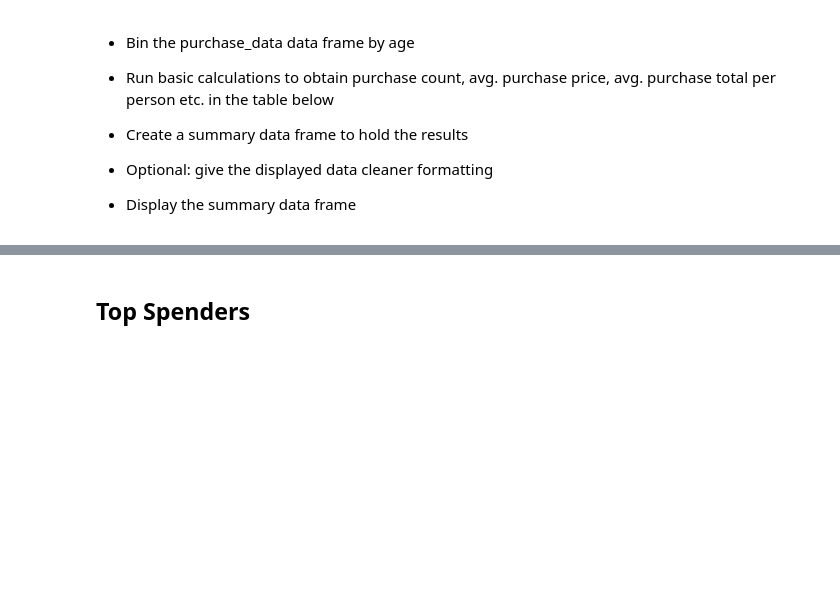
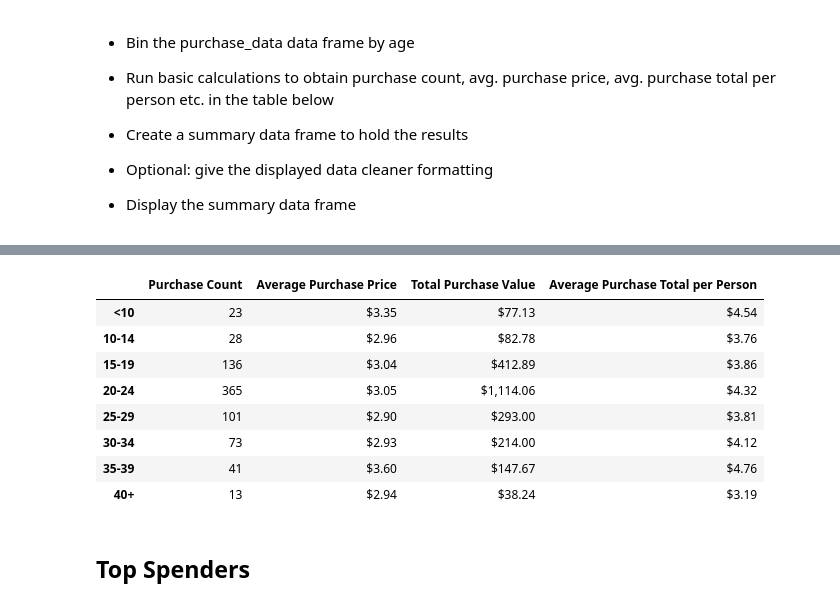
Before and after one commit to saaallyahmed/Panda_challenge, a Jupyter notebook: HeroesOfPymoli/HeroesOfPymoli_starter.ipynb, the cells around one changed output, grey strips where cells are left out. Saved outputs shown, nothing was run; the diff lists cells and outputs as text; code cells hidden in the pictures; blank space fills up the shorter version.

```diff
--- a/HeroesOfPymoli/HeroesOfPymoli_starter.ipynb
+++ b/HeroesOfPymoli/HeroesOfPymoli_starter.ipynb
@@ -4,15 +8,14 @@
 # %%
-# Dependencies and Setup
+## Dependencies and Setup
 import pandas as pd
+import numpy as np
 
-# File to Load (Remember to Change These)
-csv_path = "Resources/purchase_data.csv"
+# Raw data file
+file_to_load = "Resources/purchase_data.csv"
 
-# Read Purchasing File and store into Pandas data frame
-purchase_data_df = pd.read_csv(csv_path)
-
-#print the first five rows of data to the screen
-purchase_data_df.head()
+# Read purchasing file and store into pandas data frame
+purchase_data = pd.read_csv(file_to_load)
+purchase_data.head()
 # %% [output]
 |  | Purchase ID | SN | Age | Gender | Item ID | Item Name | Price |
 | 0 | 0 | Lisim78 | 20 | Male | 108 | Extraction, Quickblade Of Trembli... | 3.53 |
@@ -168,3 +224,39 @@ SyntaxError: unexpected EOF while parsing (Temp/ipykernel_25620/2011166518.py, l
+# %%
+# Count purchases by age group
+purchase_count_age = age_grouped["Purchase ID"].count()
+
+# Obtain average purchase price by age group
+avg_purchase_price_age = age_grouped["Price"].mean()
+
+# Calculate total purchase value by age group
+total_purchase_value = age_grouped["Price"].sum()
+
+# Calculate the average purchase per person in the age group
+avg_purchase_per_person_age = total_purchase_value/total_count_age
+
+# Create data frame with obtained values
+age_demographics = pd.DataFrame({"Purchase Count": purchase_count_age,
+                                 "Average Purchase Price": avg_purchase_price_age,
+                                 "Total Purchase Value":total_purchase_value,
+                                 "Average Purchase Total per Person": avg_purchase_per_person_age})
+
+# Format the data frame with no index name in the corner
+age_demographics.index.name = None
+
+# Format with currency style
+age_demographics.style.format({"Average Purchase Price":"${:,.2f}",
+                               "Total Purchase Value":"${:,.2f}",
+                               "Average Purchase Total per Person":"${:,.2f}"})
+# %% [output]
+|  | Purchase Count | Average Purchase Price | Total Purchase Value | Average Purchase Total per Person |
+| <10 | 23 | $3.35 | $77.13 | $4.54 |
+| 10-14 | 28 | $2.96 | $82.78 | $3.76 |
+| 15-19 | 136 | $3.04 | $412.89 | $3.86 |
+| 20-24 | 365 | $3.05 | $1,114.06 | $4.32 |
+| 25-29 | 101 | $2.90 | $293.00 | $3.81 |
+| 30-34 | 73 | $2.93 | $214.00 | $4.12 |
+| 35-39 | 41 | $3.60 | $147.67 | $4.76 |
+| 40+ | 13 | $2.94 | $38.24 | $3.19 |
 # %% [markdown]
 ## Top Spenders
 # %% [markdown]
```
Also changed, not shown: parts of 22 cells of this notebook.
